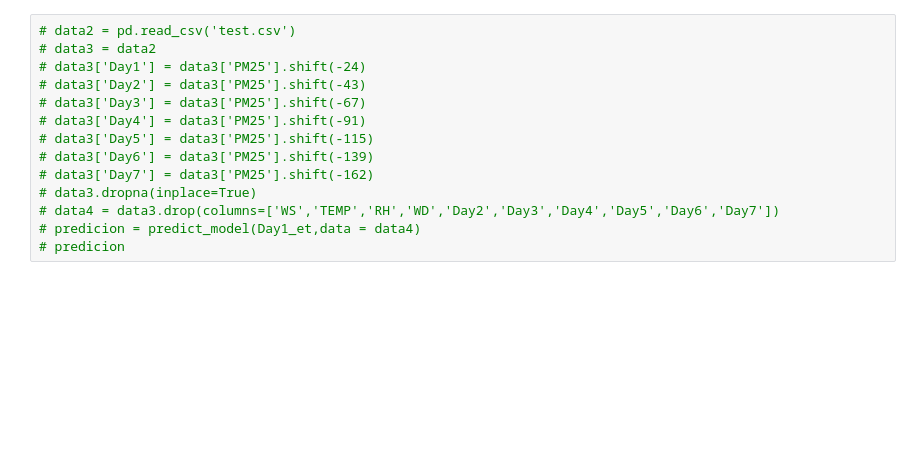
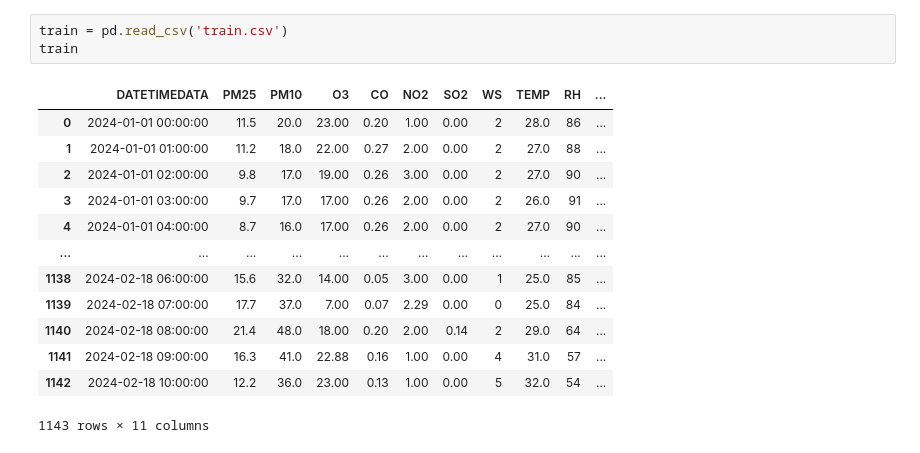
Before and after one commit to jayjiratta/predict_pm2.5, a Jupyter notebook: predict.ipynb, the cells around one changed output. Saved outputs shown, nothing was run; the diff lists cells and outputs as text; blank space fills up the shorter version.

```diff
--- a/predict.ipynb
+++ b/predict.ipynb
@@ -880,14 +8,17 @@ Pipeline(memory=FastMemory(location=C:\Users\HP\AppData\Local\Temp\joblib),
-# %%
-# data2 = pd.read_csv('test.csv')
-# data3 = data2
-# data3['Day1'] = data3['PM25'].shift(-24)
-# data3['Day2'] = data3['PM25'].shift(-43)
-# data3['Day3'] = data3['PM25'].shift(-67)
-# data3['Day4'] = data3['PM25'].shift(-91)
-# data3['Day5'] = data3['PM25'].shift(-115)
-# data3['Day6'] = data3['PM25'].shift(-139)
-# data3['Day7'] = data3['PM25'].shift(-162)
-# data3.dropna(inplace=True)
-# data4 = data3.drop(columns=['WS','TEMP','RH','WD','Day2','Day3','Day4','Day5','Day6','Day7'])
-# predicion = predict_model(Day1_et,data = data4)
-# predicion
+# %%
+train = pd.read_csv('train.csv')
+train
+# %% [output]
+|  | DATETIMEDATA | PM25 | PM10 | O3 | CO | NO2 | SO2 | WS | TEMP | RH | ... |
+| 0 | 2024-01-01 00:00:00 | 11.5 | 20.0 | 23.00 | 0.20 | 1.00 | 0.00 | 2 | 28.0 | 86 | ... |
+| 1 | 2024-01-01 01:00:00 | 11.2 | 18.0 | 22.00 | 0.27 | 2.00 | 0.00 | 2 | 27.0 | 88 | ... |
+| 2 | 2024-01-01 02:00:00 | 9.8 | 17.0 | 19.00 | 0.26 | 3.00 | 0.00 | 2 | 27.0 | 90 | ... |
+| 3 | 2024-01-01 03:00:00 | 9.7 | 17.0 | 17.00 | 0.26 | 2.00 | 0.00 | 2 | 26.0 | 91 | ... |
+| 4 | 2024-01-01 04:00:00 | 8.7 | 16.0 | 17.00 | 0.26 | 2.00 | 0.00 | 2 | 27.0 | 90 | ... |
+| ... | ... | ... | ... | ... | ... | ... | ... | ... | ... | ... | ... |
+| 1138 | 2024-02-18 06:00:00 | 15.6 | 32.0 | 14.00 | 0.05 | 3.00 | 0.00 | 1 | 25.0 | 85 | ... |
+| 1139 | 2024-02-18 07:00:00 | 17.7 | 37.0 | 7.00 | 0.07 | 2.29 | 0.00 | 0 | 25.0 | 84 | ... |
+| 1140 | 2024-02-18 08:00:00 | 21.4 | 48.0 | 18.00 | 0.20 | 2.00 | 0.14 | 2 | 29.0 | 64 | ... |
+| 1141 | 2024-02-18 09:00:00 | 16.3 | 41.0 | 22.88 | 0.16 | 1.00 | 0.00 | 4 | 31.0 | 57 | ... |
+| 1142 | 2024-02-18 10:00:00 | 12.2 | 36.0 | 23.00 | 0.13 | 1.00 | 0.00 | 5 | 32.0 | 54 | ... |
+1143 rows × 11 columns
```
Also changed, not shown: parts of 25 cells of this notebook, 13 other files.
